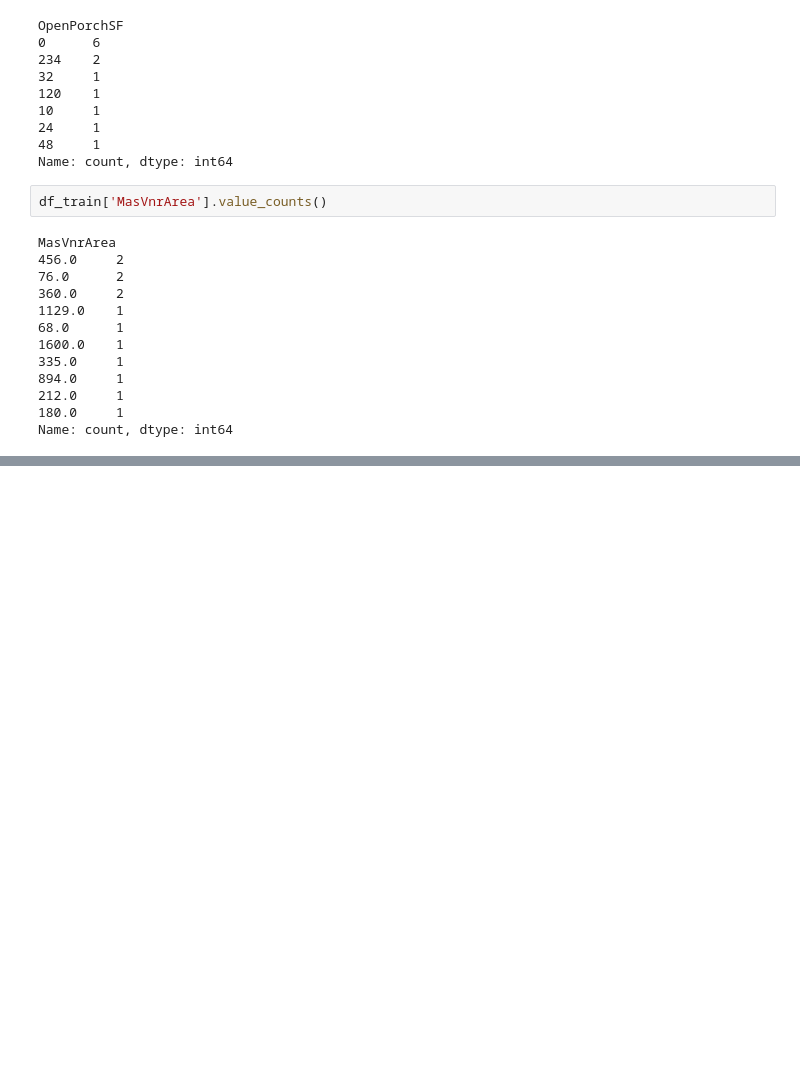
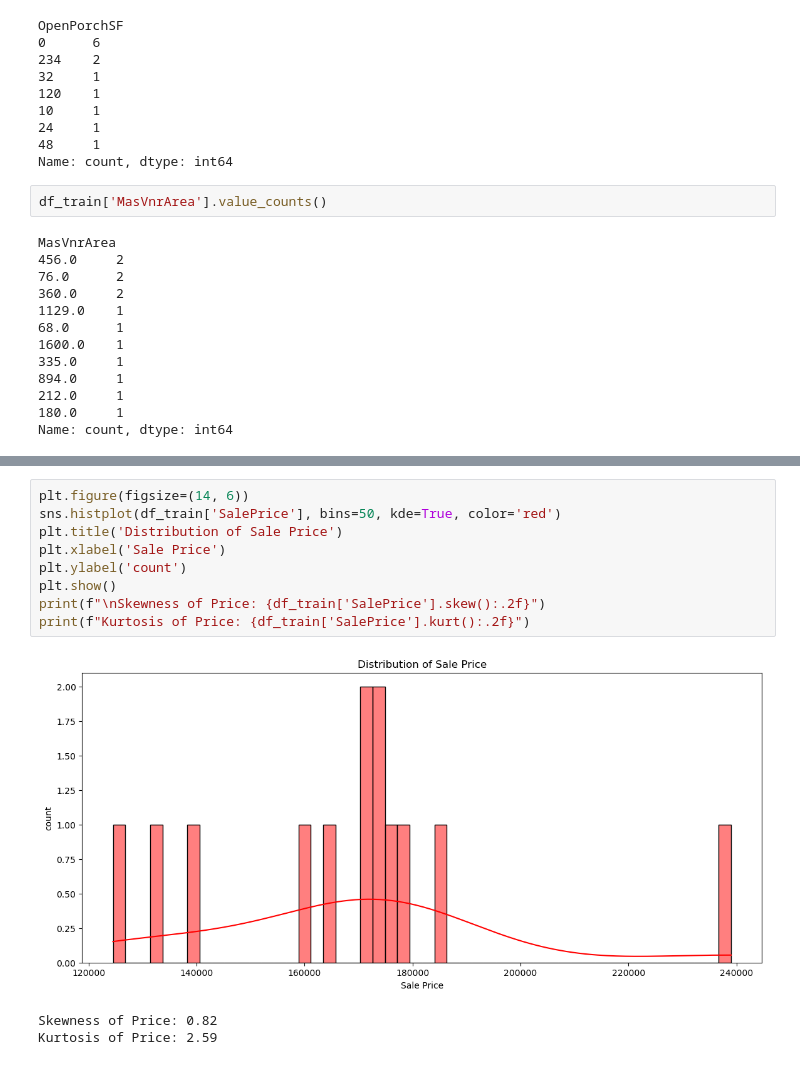
Before and after one commit to bibhanshuraj19/Kaggle, a Jupyter notebook: House Price Preediction/Untitled.ipynb, the cells around one changed output, grey strips where cells are left out. Saved outputs shown, nothing was run; the diff lists cells and outputs as text; blank space fills up the shorter version.

```diff
--- a/House Price Preediction/Untitled.ipynb
+++ b/House Price Preediction/Untitled.ipynb
@@ -295,0 +369,13 @@ Name: count, dtype: int64
+# %%
+plt.figure(figsize=(14, 6))
+sns.histplot(df_train['SalePrice'], bins=50, kde=True, color='red')
+plt.title('Distribution of Sale Price')
+plt.xlabel('Sale Price')
+plt.ylabel('count')
+plt.show()
+print(f"\nSkewness of Price: {df_train['SalePrice'].skew():.2f}")
+print(f"Kurtosis of Price: {df_train['SalePrice'].kurt():.2f}")
+# %% [output]
+[figure, added]
+Skewness of Price: 0.82
+Kurtosis of Price: 2.59
```
Also changed, not shown: parts of 9 cells of this notebook.
